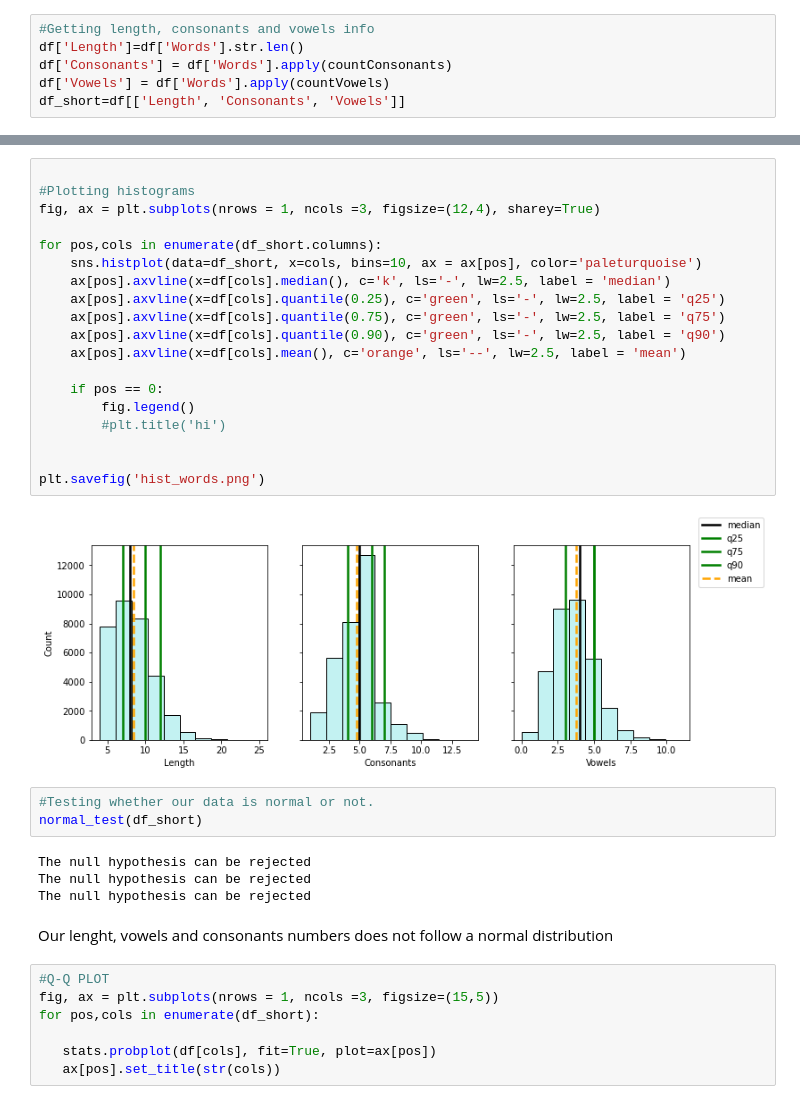
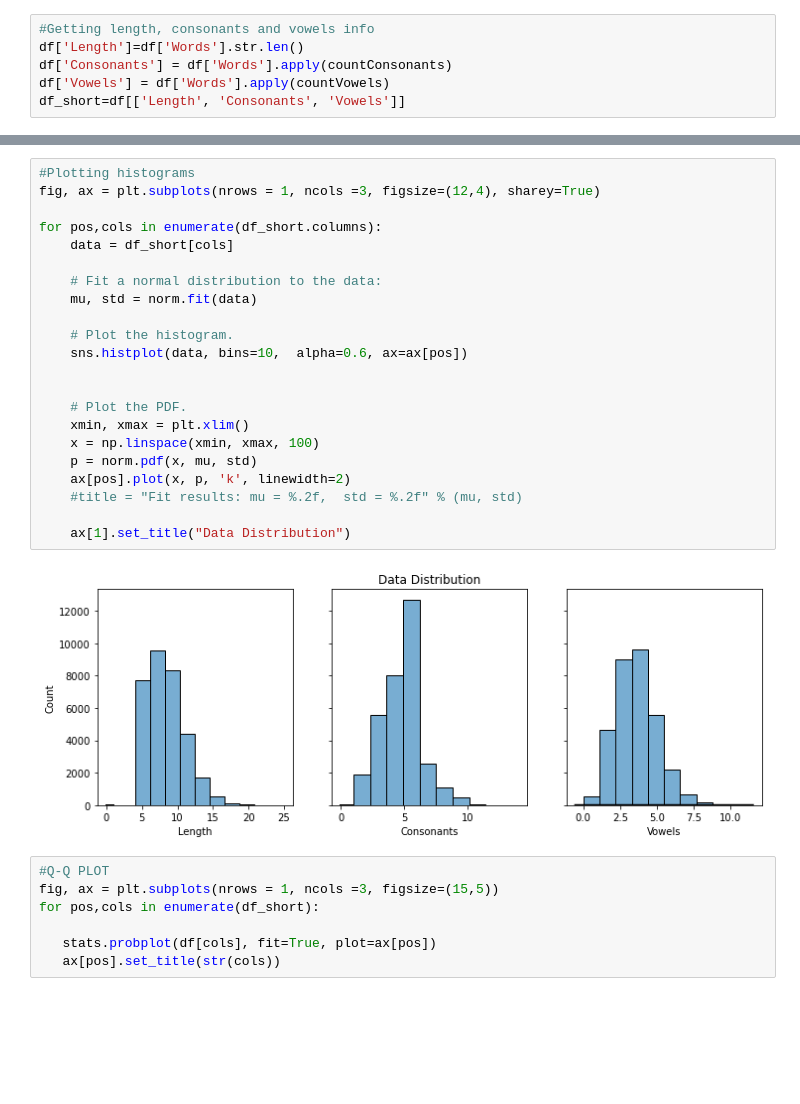
Before and after one commit to valenrami5/__valen__, a Jupyter notebook: hypothesis_testing.ipynb, the cells around one changed output, grey strips where cells are left out. Saved outputs shown, nothing was run; the diff lists cells and outputs as text; blank space fills up the shorter version.

```diff
--- a/hypothesis_testing.ipynb
+++ b/hypothesis_testing.ipynb
@@ -80,33 +67,27 @@ df
-# %%
-
-#Plotting histograms
-fig, ax = plt.subplots(nrows = 1, ncols =3, figsize=(12,4), sharey=True)
-
-for pos,cols in enumerate(df_short.columns):
-    sns.histplot(data=df_short, x=cols, bins=10, ax = ax[pos], color='paleturquoise')
-    ax[pos].axvline(x=df[cols].median(), c='k', ls='-', lw=2.5, label = 'median')
-    ax[pos].axvline(x=df[cols].quantile(0.25), c='green', ls='-', lw=2.5, label = 'q25')
-    ax[pos].axvline(x=df[cols].quantile(0.75), c='green', ls='-', lw=2.5, label = 'q75')
-    ax[pos].axvline(x=df[cols].quantile(0.90), c='green', ls='-', lw=2.5, label = 'q90')
-    ax[pos].axvline(x=df[cols].mean(), c='orange', ls='--', lw=2.5, label = 'mean')
-
-    if pos == 0:
-        fig.legend()
-        #plt.title('hi')
-
-
-plt.savefig('hist_words.png')
-# %% [output]
-[figure, removed]
-# %%
-#Testing whether our data is normal or not.
-normal_test(df_short)
-# %% [output]
-The null hypothesis can be rejected
-The null hypothesis can be rejected
-The null hypothesis can be rejected
-# %% [markdown]
-Our lenght, vowels and consonants numbers does not follow a normal distribution
+# %%
+#Plotting histograms
+fig, ax = plt.subplots(nrows = 1, ncols =3, figsize=(12,4), sharey=True)
+
+for pos,cols in enumerate(df_short.columns):
+    data = df_short[cols]
+
+    # Fit a normal distribution to the data:
+    mu, std = norm.fit(data)
+
+    # Plot the histogram.
+    sns.histplot(data, bins=10,  alpha=0.6, ax=ax[pos])
+
+
+    # Plot the PDF.
+    xmin, xmax = plt.xlim()
+    x = np.linspace(xmin, xmax, 100)
+    p = norm.pdf(x, mu, std)
+    ax[pos].plot(x, p, 'k', linewidth=2)
+    #title = "Fit results: mu = %.2f,  std = %.2f" % (mu, std)
+
+    ax[1].set_title("Data Distribution")
+# %% [output]
+[figure, added]
 # %%
 #Q-Q PLOT
 fig, ax = plt.subplots(nrows = 1, ncols =3, figsize=(15,5))
```
Also changed, not shown: parts of 39 cells of this notebook, 4 other files.
